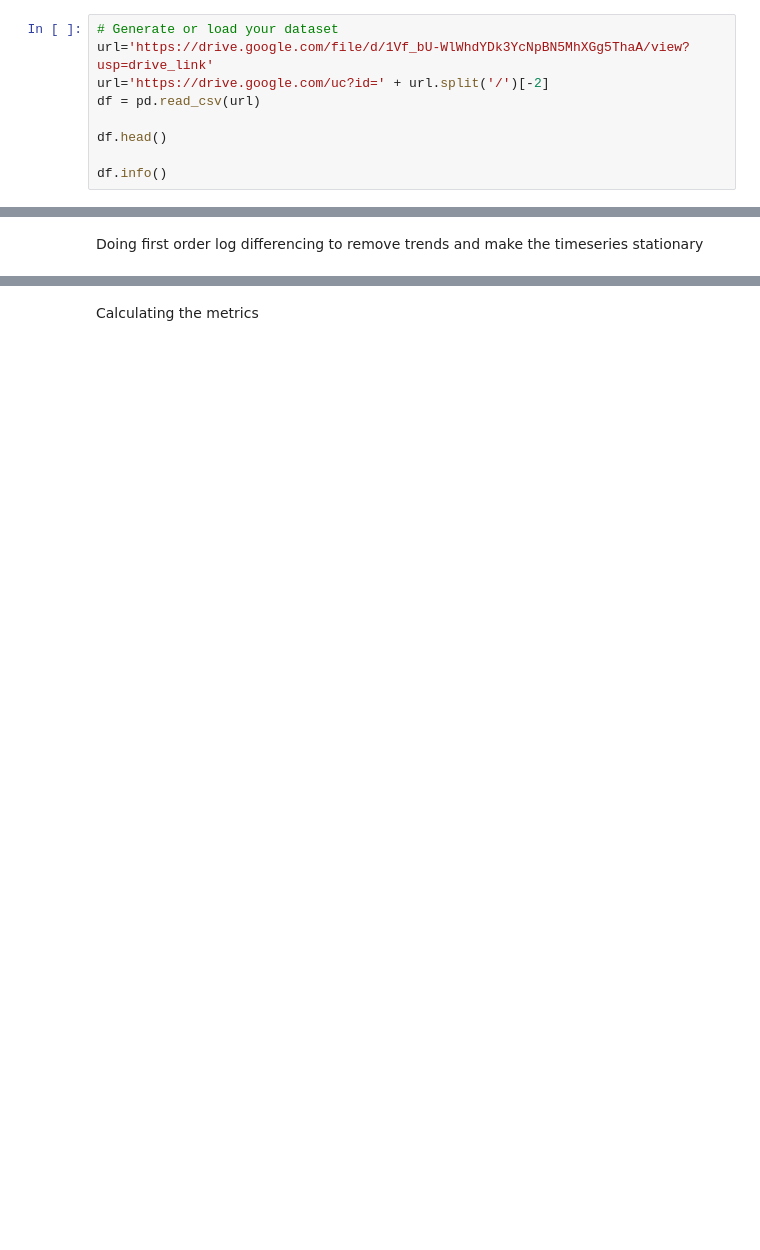
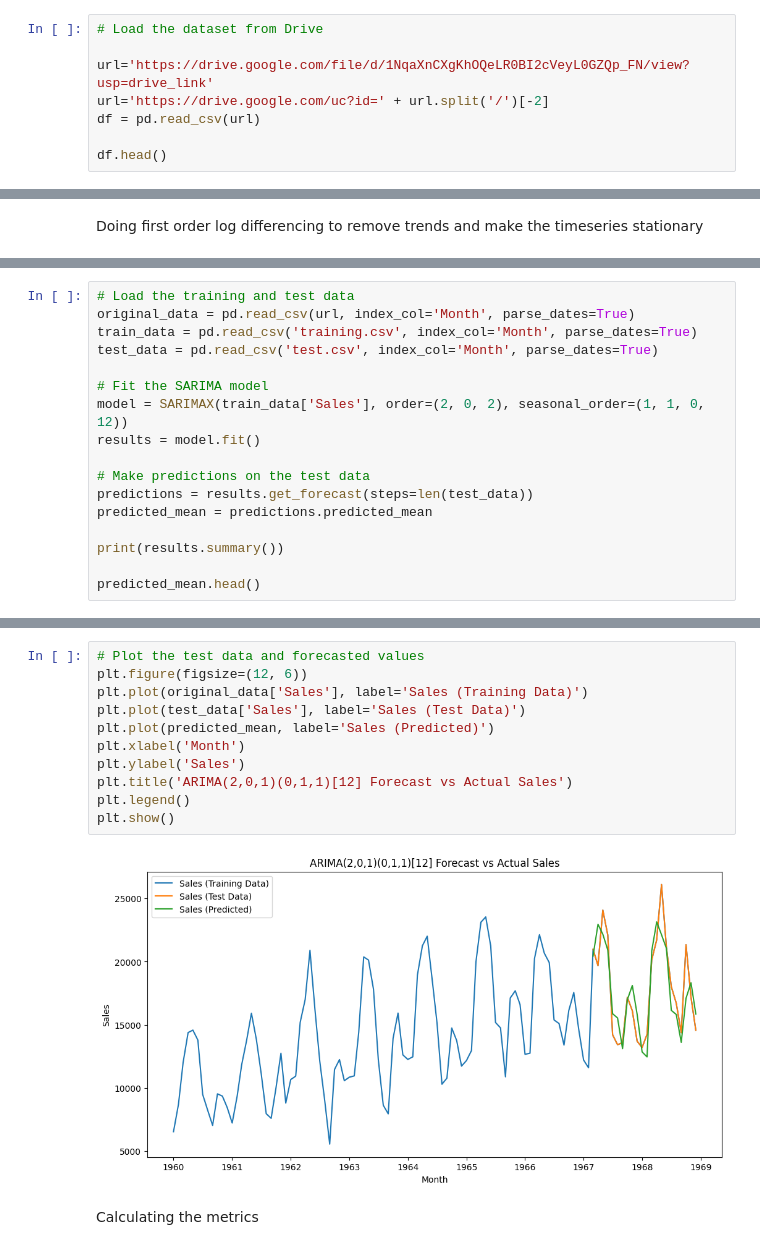
Before and after one commit to aymuos/masters-practise-repo, a Jupyter notebook: TSA_MonthlyCar_ds.ipynb, the cells around one changed output, grey strips where cells are left out. Saved outputs shown, nothing was run; the diff lists cells and outputs as text; blank space fills up the shorter version.

```diff
--- a/TSA_MonthlyCar_ds.ipynb
+++ b/TSA_MonthlyCar_ds.ipynb
@@ -51,12 +59,11 @@ from sklearn.model_selection import train_test_split
 # %% [markdown]
 Get Dataset
 # %%
-# Generate or load your dataset
-url='https://drive.google.com/file/d/1Vf_bU-WlWhdYDk3YcNpBN5MhXGg5ThaA/view?usp=drive_link'
+# Load the dataset from Drive
+
+url='https://drive.google.com/file/d/1NqaXnCXgKhOQeLR0BI2cVeyL0GZQp_FN/view?usp=drive_link'
 url='https://drive.google.com/uc?id=' + url.split('/')[-2]
 df = pd.read_csv(url)
 
 df.head()
-
-df.info()
 # %% [output]
@@ -456,0 +293,17 @@ plt.show()
+# %%
+# Load the training and test data
+original_data = pd.read_csv(url, index_col='Month', parse_dates=True)
+train_data = pd.read_csv('training.csv', index_col='Month', parse_dates=True)
+test_data = pd.read_csv('test.csv', index_col='Month', parse_dates=True)
+
+# Fit the SARIMA model
+model = SARIMAX(train_data['Sales'], order=(2, 0, 2), seasonal_order=(1, 1, 0, 12))
+results = model.fit()
+
+# Make predictions on the test data
+predictions = results.get_forecast(steps=len(test_data))
+predicted_mean = predictions.predicted_mean
+
+print(results.summary())
+
+predicted_mean.head()
@@ -457,3 +335,16 @@ plt.show()
+# %%
+# Plot the test data and forecasted values
+plt.figure(figsize=(12, 6))
+plt.plot(original_data['Sales'], label='Sales (Training Data)')
+plt.plot(test_data['Sales'], label='Sales (Test Data)')
+plt.plot(predicted_mean, label='Sales (Predicted)')
+plt.xlabel('Month')
+plt.ylabel('Sales')
+plt.title('ARIMA(2,0,1)(0,1,1)[12] Forecast vs Actual Sales')
+plt.legend()
+plt.show()
+# %% [output]
+[figure, added]
 # %% [markdown]
 Calculating the metrics
 # %%
```
Also changed, not shown: parts of 44 cells of this notebook.
